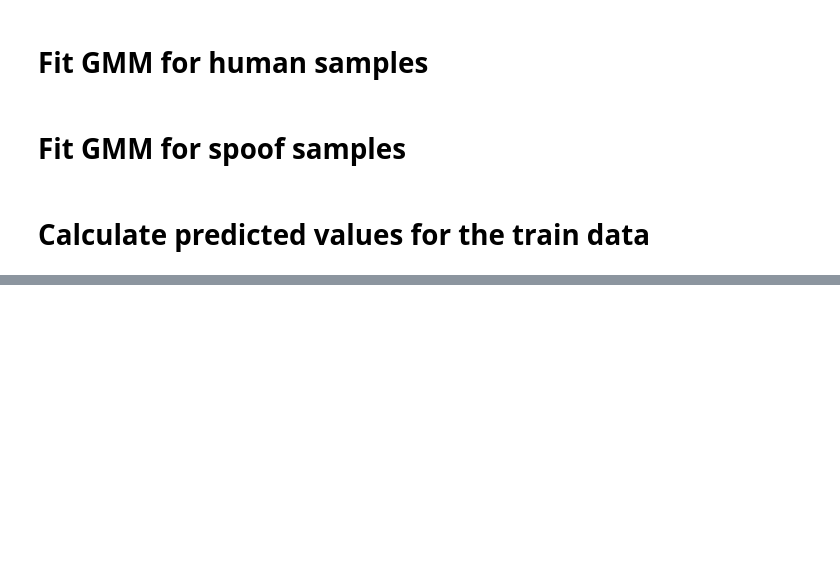
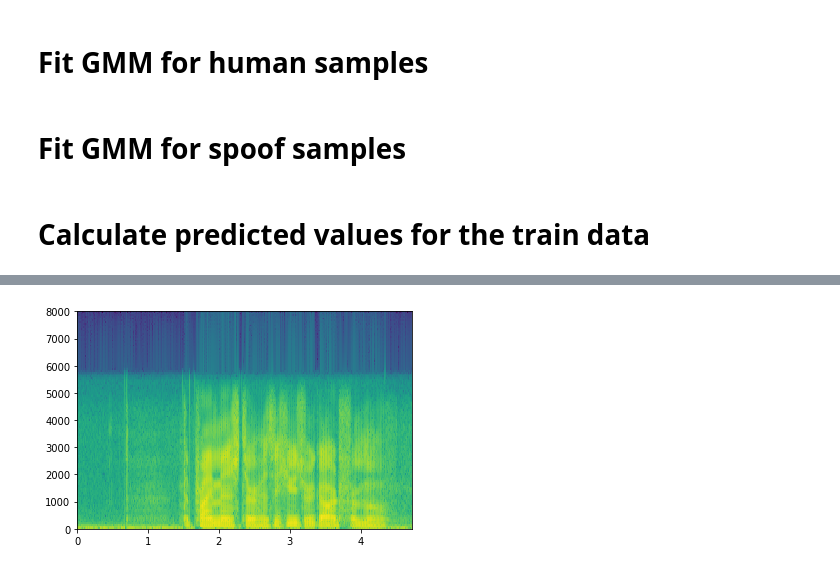
Before and after one commit to javadssmsh/spoof_detection_deep_features, a Jupyter notebook: mfcc_deep_feature_train.ipynb, the cells around one changed output, grey strips where cells are left out. Cells and saved outputs as stored; diff of their text form; code cells hidden in the pictures; blank space fills up the shorter version.

```diff
--- a/mfcc_deep_feature_train.ipynb
+++ b/mfcc_deep_feature_train.ipynb
@@ -486,0 +643,4 @@ plt.scatter(data_embedding[:,0], data_embedding[:,1], c=y_predicted, s=1, cmap='
+# %%
+plt.specgram(trimmed_audio[miss_spoofed[14]],Fs=16000);
+# %% [output]
+[figure, added]
```
Also changed, not shown: parts of 137 cells of this notebook, 40 other files.
